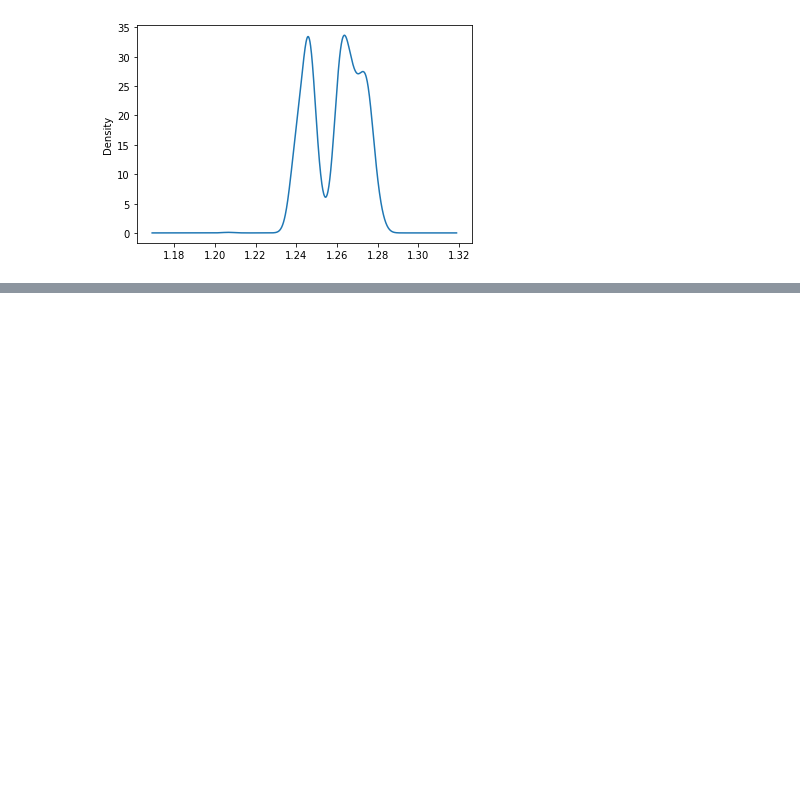
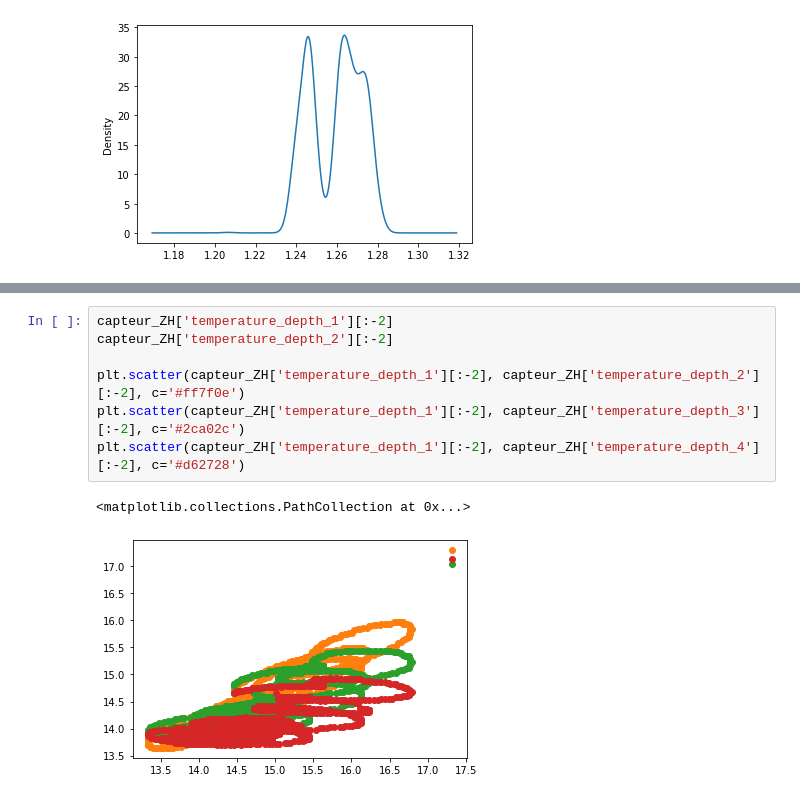
Before and after one commit to agnes-riviere/MOLONARI_1D_RESOURCES, a Jupyter notebook: Students/data-cleaning-Sisca.ipynb, the cells around one changed output, grey strips where cells are left out. Saved outputs shown, nothing was run; the diff lists cells and outputs as text; blank space fills up the shorter version.

```diff
--- a/Students/data-cleaning-Sisca.ipynb
+++ b/Students/data-cleaning-Sisca.ipynb
@@ -236,0 +294,10 @@ final_capteur_riviere['tension_V'].plot.kde()
+# %%
+capteur_ZH['temperature_depth_1'][:-2]
+capteur_ZH['temperature_depth_2'][:-2]
+
+plt.scatter(capteur_ZH['temperature_depth_1'][:-2], capteur_ZH['temperature_depth_2'][:-2], c='#ff7f0e')
+plt.scatter(capteur_ZH['temperature_depth_1'][:-2], capteur_ZH['temperature_depth_3'][:-2], c='#2ca02c')
+plt.scatter(capteur_ZH['temperature_depth_1'][:-2], capteur_ZH['temperature_depth_4'][:-2], c='#d62728')
+# %% [output]
+<matplotlib.collections.PathCollection at 0x...>
+[figure, added]
```
Also changed, not shown: parts of 12 cells of this notebook.
